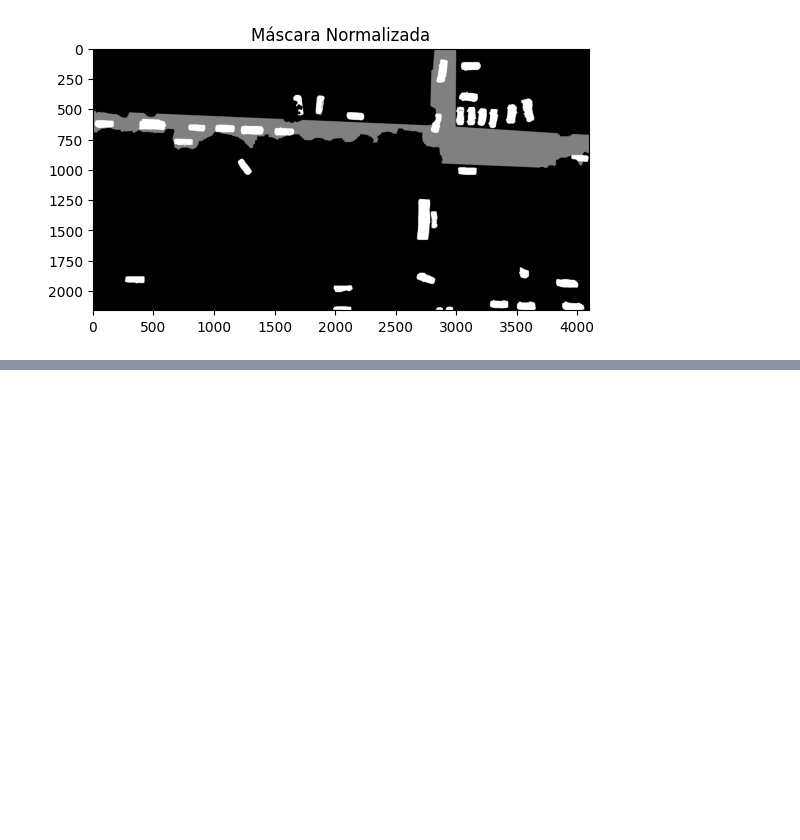
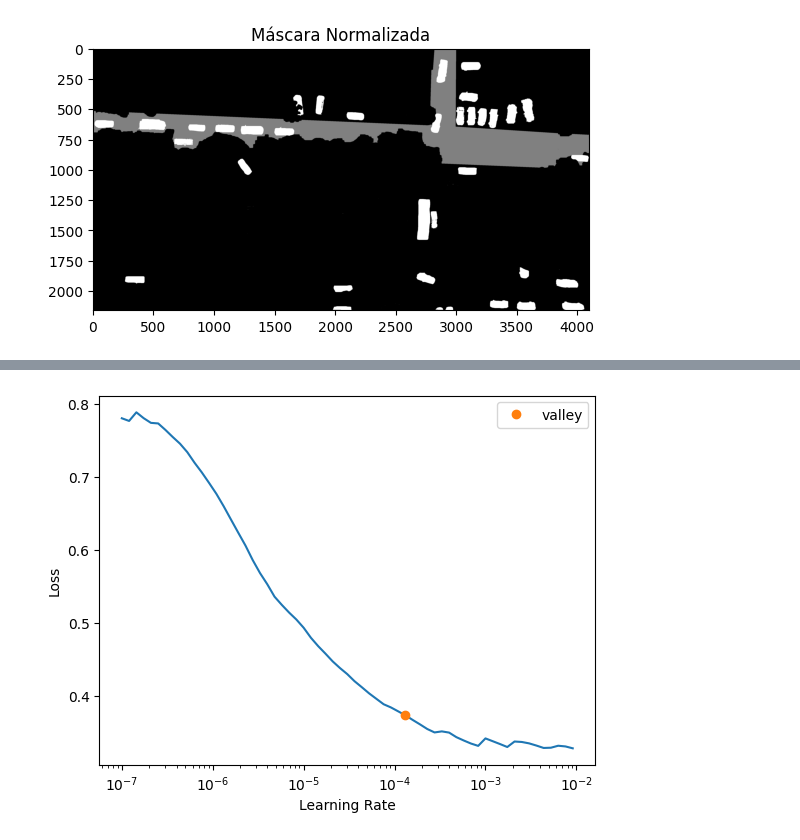
Before and after one commit to pab1s/granada-parking-segmentation, a Jupyter notebook: notebooks/DynamicUNet.ipynb, the cells around one changed output, grey strips where cells are left out. Drawn from its saved outputs; the diff is of its cells as text; code cells hidden in the pictures; blank space fills up the shorter version.

```diff
--- a/notebooks/DynamicUNet.ipynb
+++ b/notebooks/DynamicUNet.ipynb
@@ -320,0 +545,3 @@ learner.fit_one_cycle(60)
+# %%
+lr=learner.lr_find()
+# %% [output]
@@ -320,0 +549 @@ learner.fit_one_cycle(60)
+[figure, added]
```
Also changed, not shown: parts of 51 cells of this notebook, 6 other files.
